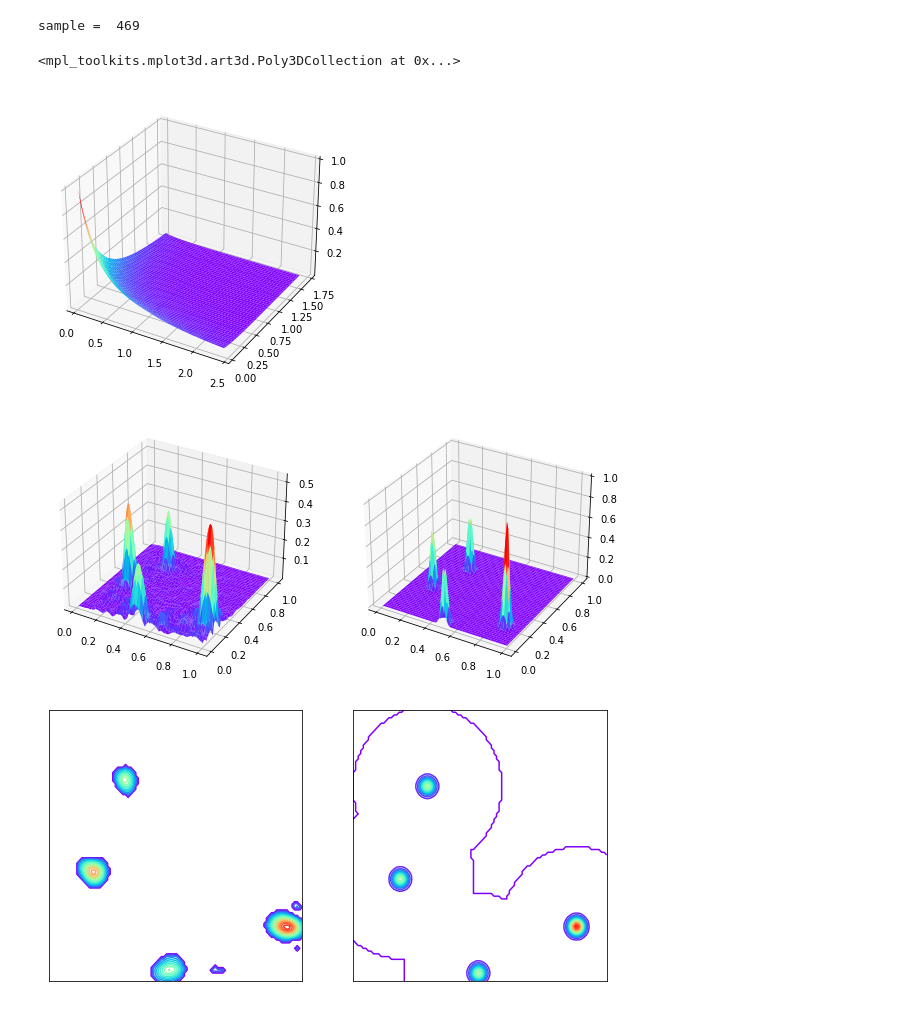
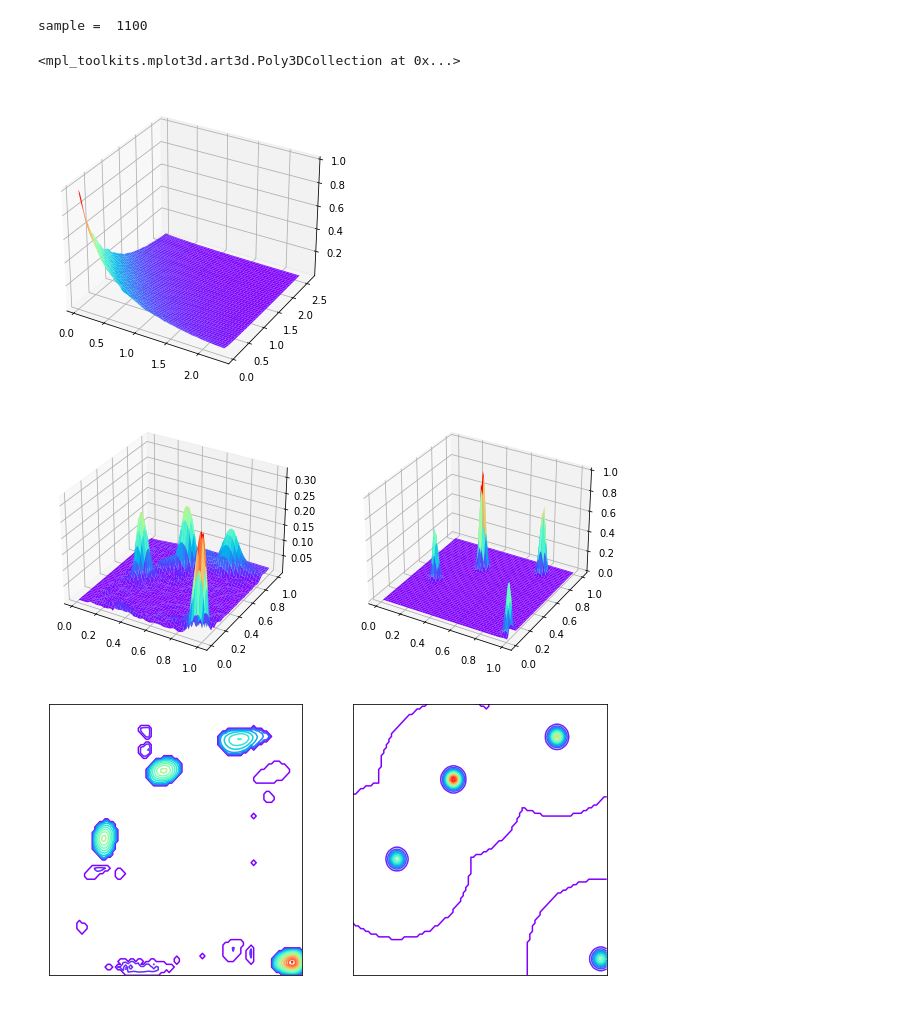
Before and after one commit to chenbo-cyber/DILT_ViT_2D, a Jupyter notebook: test_val.ipynb, the cells around one changed output. Drawn from its saved outputs; the diff is of its cells as text; code cells hidden in the pictures.

```diff
--- a/test_val.ipynb
+++ b/test_val.ipynb
@@ -2,7 +2,7 @@
 import matplotlib.pyplot as plt
 import numpy as np
 import torch
-import train
+import train_r
 import scipy.io as scio
 from mpl_toolkits.mplot3d import Axes3D
 from scipy.interpolate import interp2d
@@ -39,9 +39,9 @@ with torch.no_grad():
     # checkpoint = torch.load('Experiments/SimpleViT_230512_203404/checkpoints/epoch_{num}.pth'.format(num=epoch), map_location=DEVICE )
     # checkpoint = torch.load('Experiments/T2T2_lin_auto_48/SimpleViT_lambda=0.4/checkpoints/last.pth')
     # checkpoint = torch.load('Experiments/SimpleViT_230723_202022/checkpoints/epoch_300.pth')
-    checkpoint = torch.load('Experiments/SimpleViT_230725_191622/checkpoints/epoch_300.pth')
+    checkpoint = torch.load('Experiments/SimpleViTwithDropout_230909_211308/checkpoints/epoch_300.pth')
     args = checkpoint['args']
-    module = train.set_module(args)
+    module = train_r.set_module(args)
     module.load_state_dict(checkpoint['model'])
     module.to(args.device)
     module.eval()
@@ -52,9 +52,9 @@ sample = np.random.randint(0, 2000)
 print('sample = ', sample)
 # sample = 1839
 # sample = 1884
-# sample = 213
+sample = 213
 # sample = 902
-sample = 102
+# sample = 102
 
 test_input = val_input[sample]
 b = np.linspace(0.05, 5, 100)
@@ -73,9 +73,9 @@ axes = Axes3D(figure)
 X,Y = np.meshgrid(x_new, y_new)
 axes.plot_surface(X,Y,new_decay,cmap='rainbow')
 # %% [output]
-sample =  469
+sample =  1100
 <mpl_toolkits.mplot3d.art3d.Poly3DCollection at 0x...>
-[figure, old version]
+[figure, new version]
 # %%
 def blocks_threshold(image, block_size, gamma):
     height, width = image.shape
@@ -89,34 +89,34 @@ def blocks_threshold(image, block_size, gamma):
             new_image[y:y+block_size, x:x+block_size] = block
     return new_image
 
 label_dim = 100
 
 figure = plt.figure(4, figsize=[10, 5])
 axes1 = figure.add_subplot(121, projection='3d')
 axes2 = figure.add_subplot(122, projection='3d')
 
 X = np.linspace(0.01, 1, 100)
 Y = np.linspace(0.01, 1, 100)
 X,Y = np.meshgrid(X, Y)
 
 Z = test_out[0].reshape(label_dim, label_dim)
 axes1.plot_surface(X,Y,Z,cmap='rainbow')
 axes2.plot_surface(X,Y,val_label[sample],cmap='rainbow')
 plt.show()
 
 Z = blocks_threshold(Z, 40, 0.5)
-Z[Z<0.03]=0
+# Z[Z<0.03]=0
 plt.figure(1, figsize=(10, 5))
 plt.subplot(1, 2, 1)
 plt.contour(X, Y, Z, 20, cmap='rainbow')
 plt.xticks([])
 plt.yticks([])
 plt.subplot(1, 2, 2)
 plt.contour(X, Y, val_label[sample], 20, cmap='rainbow')
 plt.xticks([])
 plt.yticks([])
 plt.show()
 # %% [output]
-[figure, old version]
+[figure, new version]
-[figure, old version]
+[figure, new version]
 # %%
```
Also changed, not shown: parts of 1 cell of this notebook, 7 other files.
